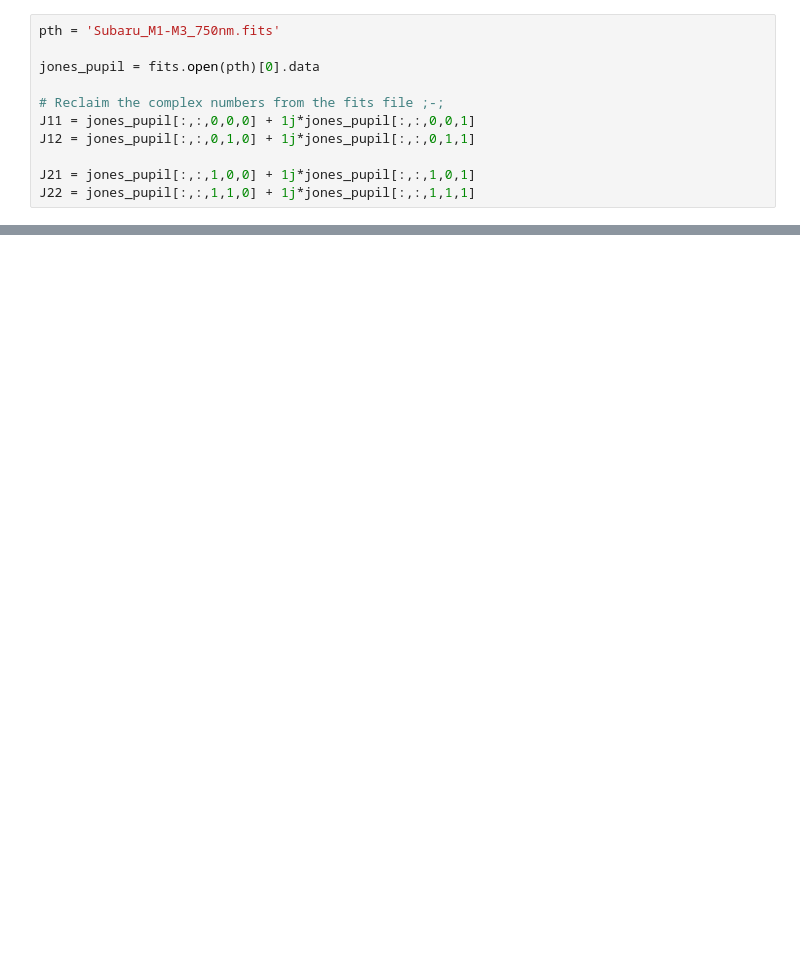
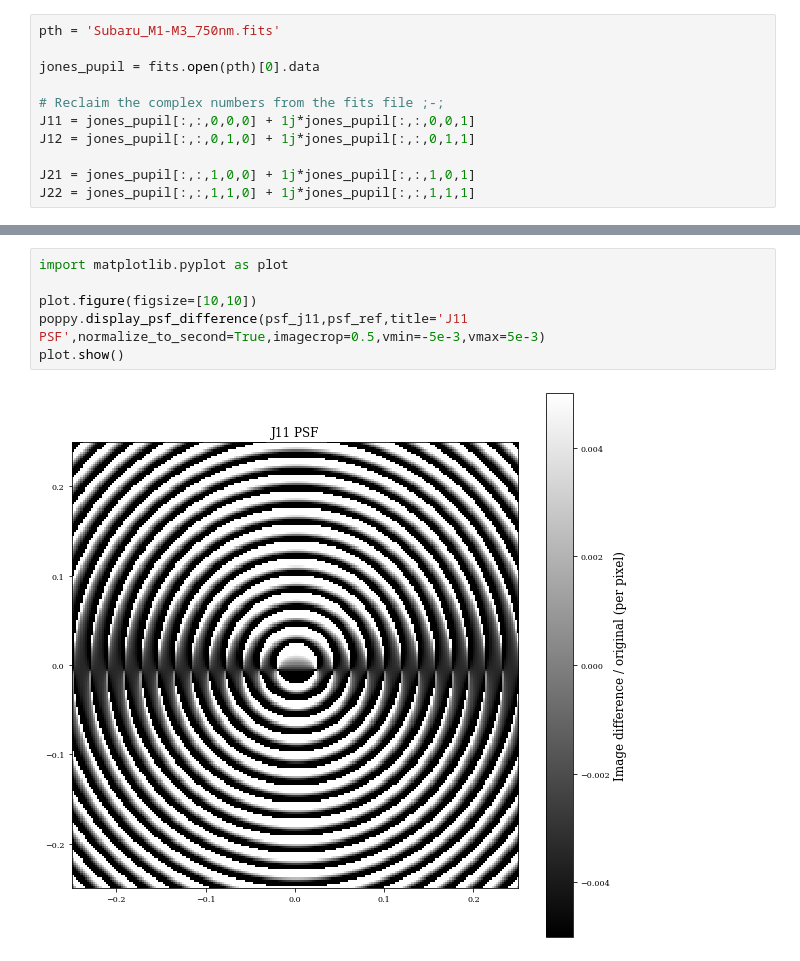
Before and after one commit to Jashcraf/poke, a Jupyter notebook: poppy_tests.ipynb, the cells around one changed output, grey strips where cells are left out. Saved outputs shown, nothing was run; the diff lists cells and outputs as text; blank space fills up the shorter version.

Commit message:
psf difference calculation

```diff
--- a/poppy_tests.ipynb
+++ b/poppy_tests.ipynb
@@ -20,0 +99,8 @@ plt.PlotJonesArray(J11,J12,J21,J22)
+# %%
+import matplotlib.pyplot as plot
+
+plot.figure(figsize=[10,10])
+poppy.display_psf_difference(psf_j11,psf_ref,title='J11 PSF',normalize_to_second=True,imagecrop=0.5,vmin=-5e-3,vmax=5e-3)
+plot.show()
+# %% [output]
+[figure, added]
```
Also changed, not shown: parts of 3 cells of this notebook, 1 other file.
